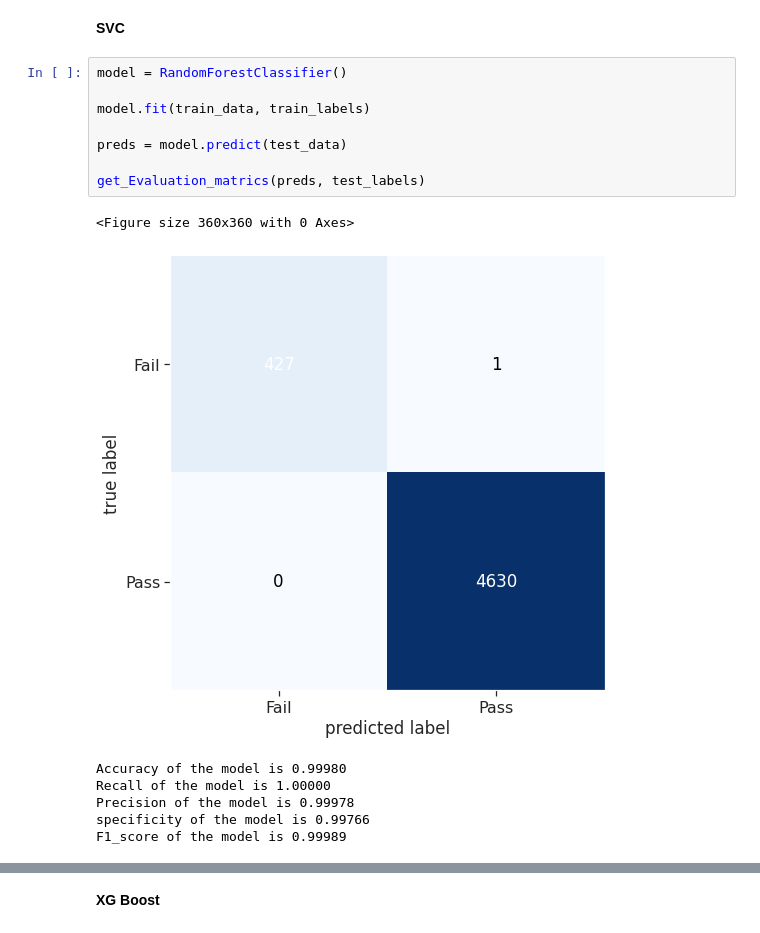
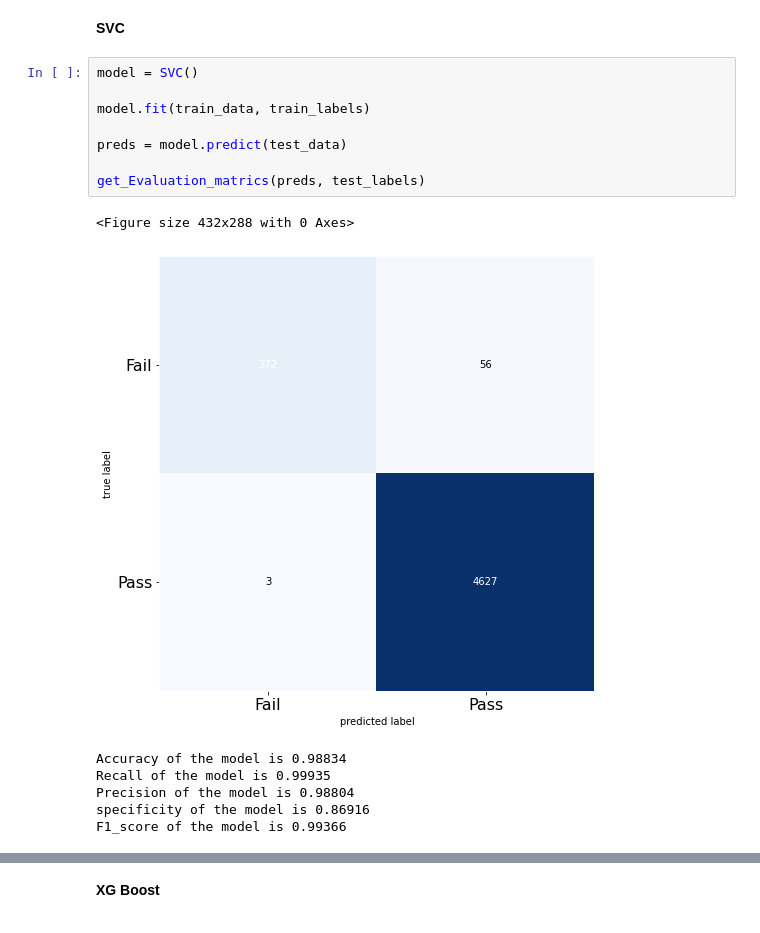
Before and after one commit to myschl/ML-DL, a Jupyter notebook: CNC_Milling_Clasificatiojn.ipynb, the cells around one changed output, grey strips where cells are left out. Saved outputs shown, nothing was run; the diff lists cells and outputs as text.

```diff
--- a/CNC_Milling_Clasificatiojn.ipynb
+++ b/CNC_Milling_Clasificatiojn.ipynb
@@ -511,21 +702,21 @@ AUC Score :  0.9988317757009345
 # %% [markdown]
 **SVC**
 # %%
-model = RandomForestClassifier()
+model = SVC()
 
 model.fit(train_data, train_labels)
 
 preds = model.predict(test_data)
 
 get_Evaluation_matrics(preds, test_labels)
 # %% [output]
-<Figure size 360x360 with 0 Axes>
+<Figure size 432x288 with 0 Axes>
-[figure, old version]
+[figure, new version]
-Accuracy of the model is 0.99980
-Recall of the model is 1.00000
-Precision of the model is 0.99978
-specificity of the model is 0.99766
-F1_score of the model is 0.99989
+Accuracy of the model is 0.98834
+Recall of the model is 0.99935
+Precision of the model is 0.98804
+specificity of the model is 0.86916
+F1_score of the model is 0.99366
 # %%
 #plotting the ROC Curve of the model
 get_model_ROC_AUC_curve(preds, test_labels)
```
Also changed, not shown: parts of 26 cells of this notebook.
